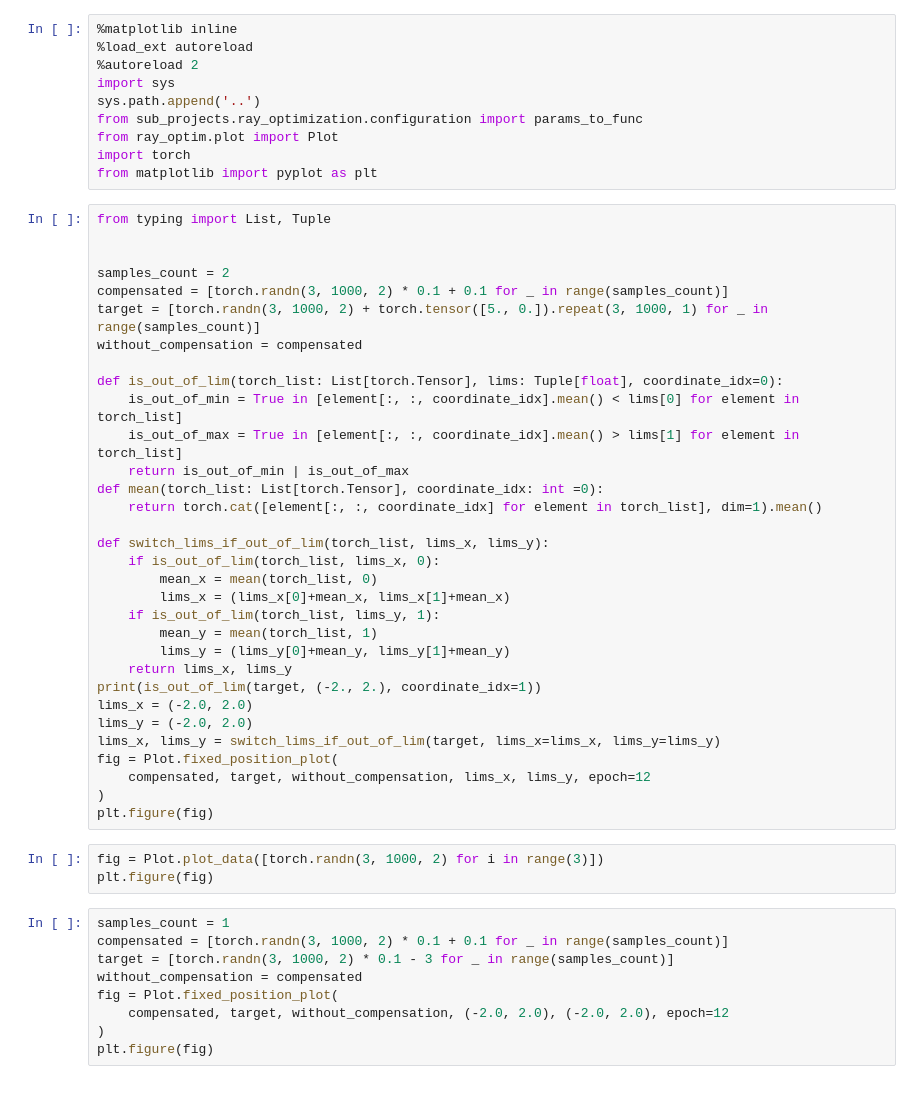
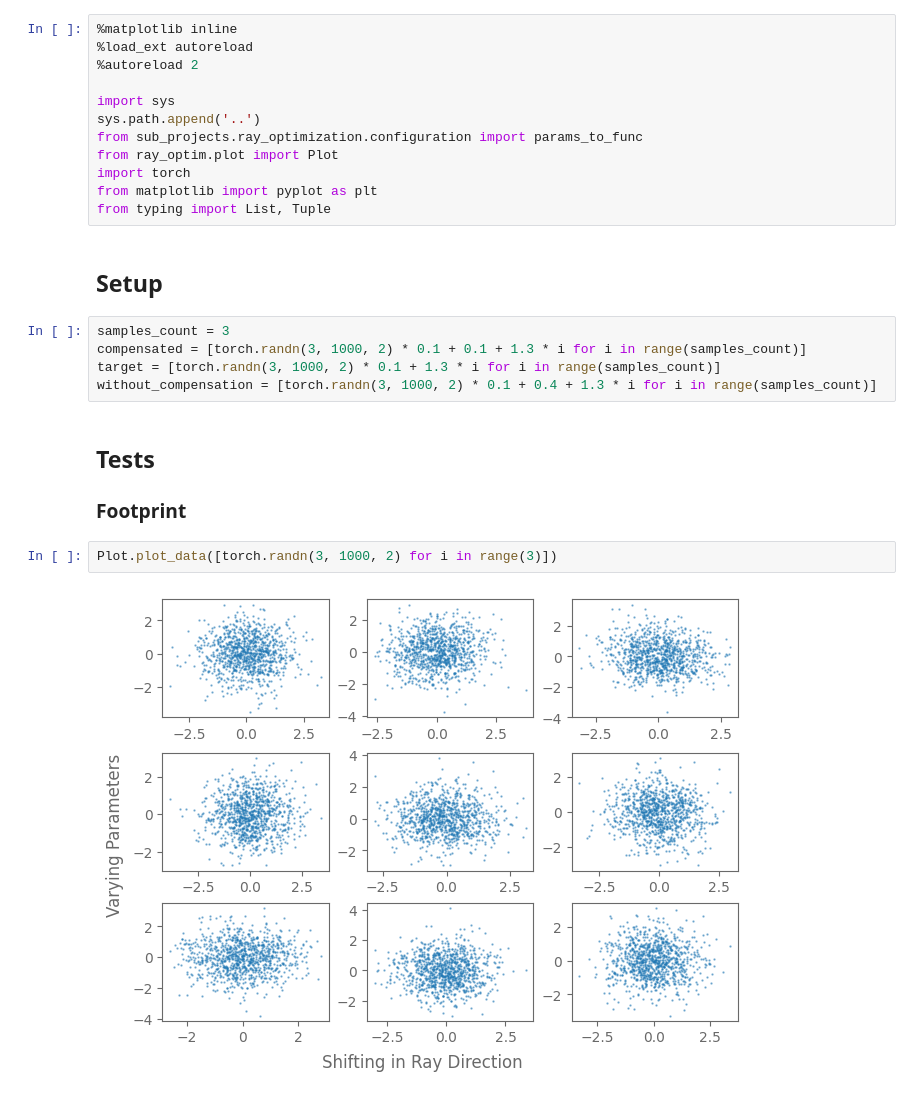
Before and after one commit to hzbian/metrix_hackathon, a Jupyter notebook: testing/test_plots.ipynb, the cells around one changed output. Cells and saved outputs as stored; diff of their text form.

Commit message:
Reorganize plot tests

```diff
--- a/testing/test_plots.ipynb
+++ b/testing/test_plots.ipynb
@@ -2,53 +2,25 @@
 %matplotlib inline
 %load_ext autoreload
 %autoreload 2
+
 import sys
 sys.path.append('..')
 from sub_projects.ray_optimization.configuration import params_to_func
 from ray_optim.plot import Plot
 import torch
 from matplotlib import pyplot as plt
+from typing import List, Tuple
-# %%
-from typing import List, Tuple
-
-
-samples_count = 2
-compensated = [torch.randn(3, 1000, 2) * 0.1 + 0.1 for _ in range(samples_count)]
-target = [torch.randn(3, 1000, 2) + torch.tensor([5., 0.]).repeat(3, 1000, 1) for _ in range(samples_count)]
-without_compensation = compensated
-
-def is_out_of_lim(torch_list: List[torch.Tensor], lims: Tuple[float], coordinate_idx=0):
-    is_out_of_min = True in [element[:, :, coordinate_idx].mean() < lims[0] for element in torch_list]
-    is_out_of_max = True in [element[:, :, coordinate_idx].mean() > lims[1] for element in torch_list]
-    return is_out_of_min | is_out_of_max
-def mean(torch_list: List[torch.Tensor], coordinate_idx: int =0):
-    return torch.cat([element[:, :, coordinate_idx] for element in torch_list], dim=1).mean()
-
-def switch_lims_if_out_of_lim(torch_list, lims_x, lims_y):
-    if is_out_of_lim(torch_list, lims_x, 0):
-        mean_x = mean(torch_list, 0)
-        lims_x = (lims_x[0]+mean_x, lims_x[1]+mean_x)
-    if is_out_of_lim(torch_list, lims_y, 1):
-        mean_y = mean(torch_list, 1)
-        lims_y = (lims_y[0]+mean_y, lims_y[1]+mean_y)
-    return lims_x, lims_y
-print(is_out_of_lim(target, (-2., 2.), coordinate_idx=1))
-lims_x = (-2.0, 2.0)
-lims_y = (-2.0, 2.0)
-lims_x, lims_y = switch_lims_if_out_of_lim(target, lims_x=lims_x, lims_y=lims_y)
-fig = Plot.fixed_position_plot(
-    compensated, target, without_compensation, lims_x, lims_y, epoch=12
-)
-plt.figure(fig)
+# %% [markdown]
+## Setup
+# %%
+samples_count = 3
+compensated = [torch.randn(3, 1000, 2) * 0.1 + 0.1 + 1.3 * i for i in range(samples_count)]
+target = [torch.randn(3, 1000, 2) * 0.1 + 1.3 * i for i in range(samples_count)]
+without_compensation = [torch.randn(3, 1000, 2) * 0.1 + 0.4 + 1.3 * i for i in range(samples_count)]
+# %% [markdown]
+## Tests
+### Footprint
 # %%
-fig = Plot.plot_data([torch.randn(3, 1000, 2) for i in range(3)])
-plt.figure(fig)
+Plot.plot_data([torch.randn(3, 1000, 2) for i in range(3)])
+# %% [output]
+[figure, added]
-# %%
-samples_count = 1
-compensated = [torch.randn(3, 1000, 2) * 0.1 + 0.1 for _ in range(samples_count)]
-target = [torch.randn(3, 1000, 2) * 0.1 - 3 for _ in range(samples_count)]
-without_compensation = compensated
-fig = Plot.fixed_position_plot(
-    compensated, target, without_compensation, (-2.0, 2.0), (-2.0, 2.0), epoch=12
-)
-plt.figure(fig)
```
Also changed, not shown: parts of 8 cells of this notebook.
